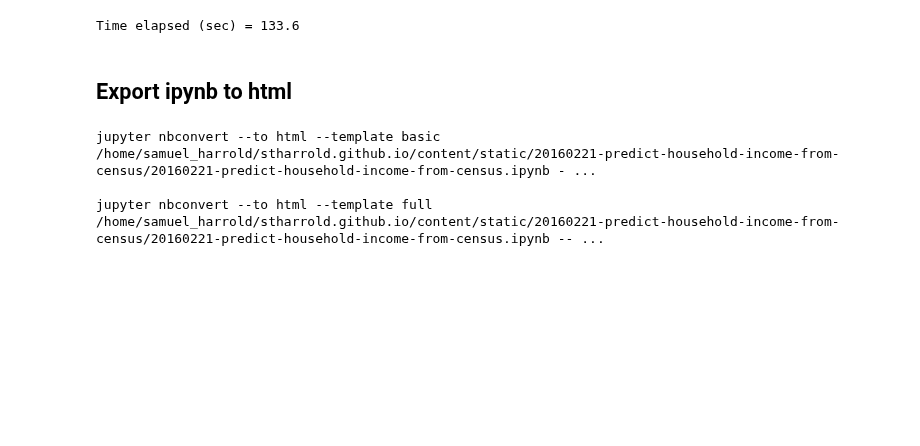
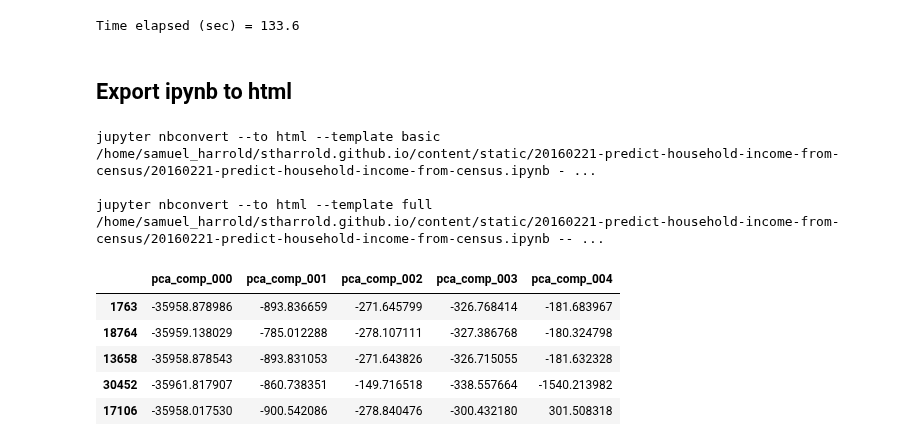
Before and after one commit to stharrold/stharrold.github.io, a Jupyter notebook: content/static/20160221-predict-household-income-from-census/20160221-predict-household-income-from-census.ipynb, the cells around one changed output. Cells and saved outputs as stored; diff of their text form; code cells hidden in the pictures; blank space fills up the shorter version.

```diff
--- a/content/static/20160221-predict-household-income-from-census/20160221-predict-household-income-from-census.ipynb
+++ b/content/static/20160221-predict-household-income-from-census/20160221-predict-household-income-from-census.ipynb
@@ -1202,3 +1209,12 @@ for template in ['basic', 'full']:
 jupyter nbconvert --to html --template basic /home/samuel_harrold/stharrold.github.io/content/static/20160221-predict-household-income-from-census/20160221-predict-household-income-from-census.ipynb - ...
 
 jupyter nbconvert --to html --template full /home/samuel_harrold/stharrold.github.io/content/static/20160221-predict-household-income-from-census/20160221-predict-household-income-from-census.ipynb -- ...
+# %%
+df_features_pca.iloc[:5, :5]
+# %% [output]
+|  | pca_comp_000 | pca_comp_001 | pca_comp_002 | pca_comp_003 | pca_comp_004 |
+| 1763 | -35958.878986 | -893.836659 | -271.645799 | -326.768414 | -181.683967 |
+| 18764 | -35959.138029 | -785.012288 | -278.107111 | -327.386768 | -180.324798 |
+| 13658 | -35958.878543 | -893.831053 | -271.643826 | -326.715055 | -181.632328 |
+| 30452 | -35961.817907 | -860.738351 | -149.716518 | -338.557664 | -1540.213982 |
+| 17106 | -35958.017530 | -900.542086 | -278.840476 | -300.432180 | 301.508318 |
```
Also changed, not shown: parts of 11 cells of this notebook.
